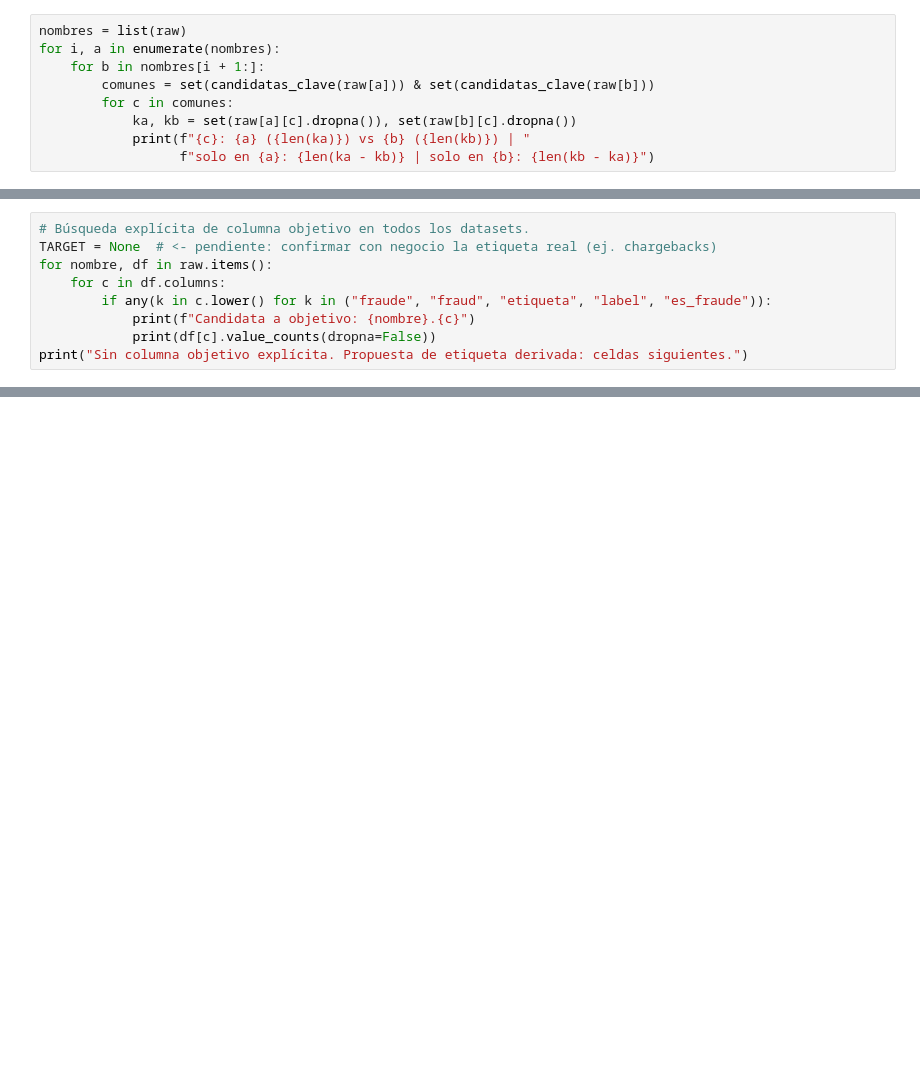
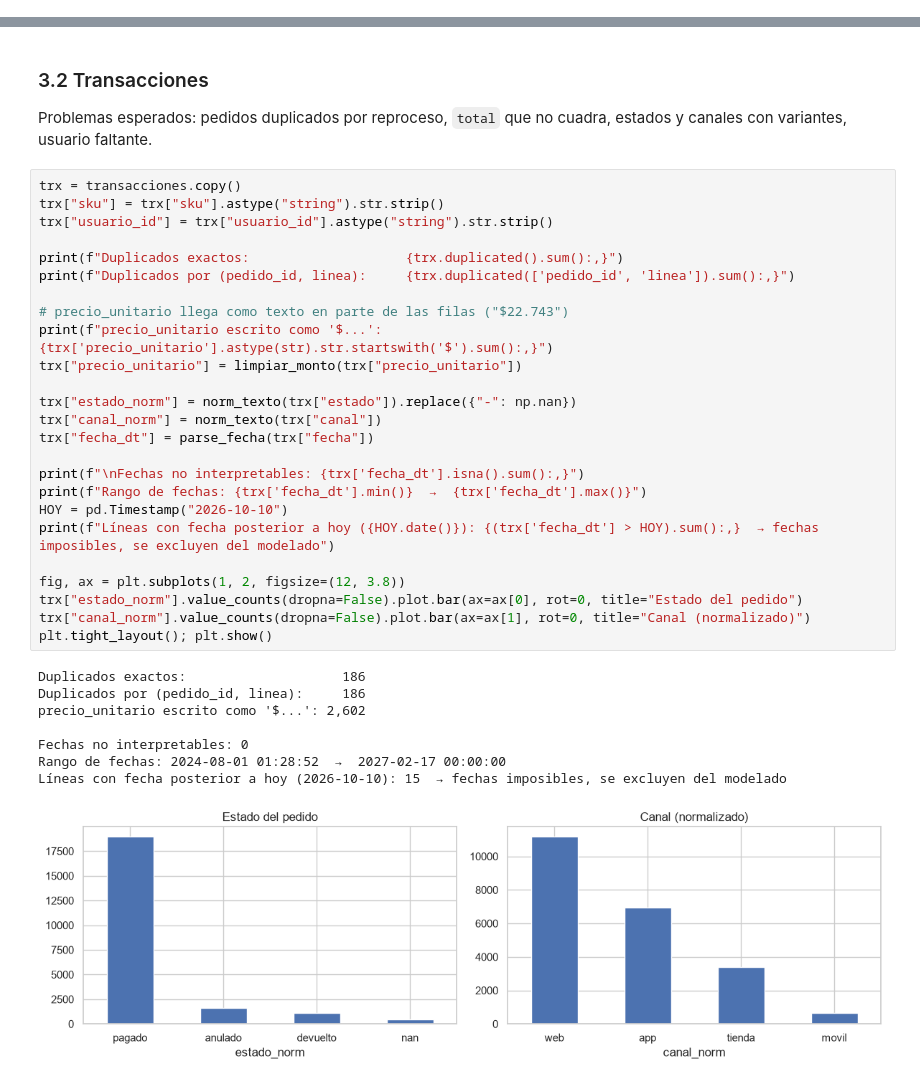
Before and after one commit to Gaborilincio/modelo-nexus, a Jupyter notebook: notebooks/01_exploracion_datos.ipynb, the cells around one changed output, grey strips where cells are left out. Saved outputs shown, nothing was run; the diff lists cells and outputs as text; blank space fills up the shorter version.

```diff
--- a/notebooks/01_exploracion_datos.ipynb
+++ b/notebooks/01_exploracion_datos.ipynb
@@ -297,9 +0,0 @@ sin pareja.
-# %%
-nombres = list(raw)
-for i, a in enumerate(nombres):
-    for b in nombres[i + 1:]:
-        comunes = set(candidatas_clave(raw[a])) & set(candidatas_clave(raw[b]))
-        for c in comunes:
-            ka, kb = set(raw[a][c].dropna()), set(raw[b][c].dropna())
-            print(f"{c}: {a} ({len(ka)}) vs {b} ({len(kb)}) | "
-                  f"solo en {a}: {len(ka - kb)} | solo en {b}: {len(kb - ka)}")
@@ -340,9 +0,0 @@ Hay riesgo de leakage si las señales se usan como features
-# %%
-# Búsqueda explícita de columna objetivo en todos los datasets.
-TARGET = None  # <- pendiente: confirmar con negocio la etiqueta real (ej. chargebacks)
-for nombre, df in raw.items():
-    for c in df.columns:
-        if any(k in c.lower() for k in ("fraude", "fraud", "etiqueta", "label", "es_fraude")):
-            print(f"Candidata a objetivo: {nombre}.{c}")
-            print(df[c].value_counts(dropna=False))
-print("Sin columna objetivo explícita. Propuesta de etiqueta derivada: celdas siguientes.")
@@ -854,0 +289,37 @@ sospechoso = n_senales ≥ 2, con n_senales = total_difiere + total_negativo
+# %% [markdown]
+### 3.2 Transacciones
+Problemas esperados: pedidos duplicados por reproceso, `total` que no cuadra, estados y canales con variantes, usuario faltante.
+# %%
+trx = transacciones.copy()
+trx["sku"] = trx["sku"].astype("string").str.strip()
+trx["usuario_id"] = trx["usuario_id"].astype("string").str.strip()
+
+print(f"Duplicados exactos:                    {trx.duplicated().sum():,}")
+print(f"Duplicados por (pedido_id, linea):     {trx.duplicated(['pedido_id', 'linea']).sum():,}")
+
+# precio_unitario llega como texto en parte de las filas ("$22.743")
+print(f"precio_unitario escrito como '$...': {trx['precio_unitario'].astype(str).str.startswith('$').sum():,}")
+trx["precio_unitario"] = limpiar_monto(trx["precio_unitario"])
+
+trx["estado_norm"] = norm_texto(trx["estado"]).replace({"-": np.nan})
+trx["canal_norm"] = norm_texto(trx["canal"])
+trx["fecha_dt"] = parse_fecha(trx["fecha"])
+
+print(f"\nFechas no interpretables: {trx['fecha_dt'].isna().sum():,}")
+print(f"Rango de fechas: {trx['fecha_dt'].min()}  →  {trx['fecha_dt'].max()}")
+HOY = pd.Timestamp("2026-10-10")
+print(f"Líneas con fecha posterior a hoy ({HOY.date()}): {(trx['fecha_dt'] > HOY).sum():,}  → fechas imposibles, se excluyen del modelado")
+
+fig, ax = plt.subplots(1, 2, figsize=(12, 3.8))
+trx["estado_norm"].value_counts(dropna=False).plot.bar(ax=ax[0], rot=0, title="Estado del pedido")
+trx["canal_norm"].value_counts(dropna=False).plot.bar(ax=ax[1], rot=0, title="Canal (normalizado)")
+plt.tight_layout(); plt.show()
+# %% [output]
+Duplicados exactos:                    186
+Duplicados por (pedido_id, linea):     186
+precio_unitario escrito como '$...': 2,602
+
+Fechas no interpretables: 0
+Rango de fechas: 2024-08-01 01:28:52  →  2027-02-17 00:00:00
+Líneas con fecha posterior a hoy (2026-10-10): 15  → fechas imposibles, se excluyen del modelado
+[figure, added]
```
Also changed, not shown: parts of 73 cells of this notebook, 11 other files.
